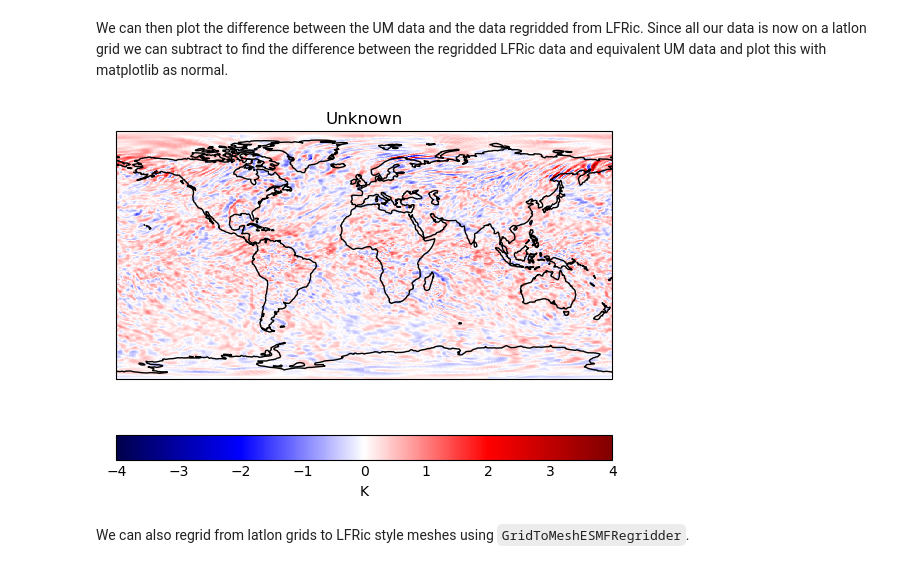
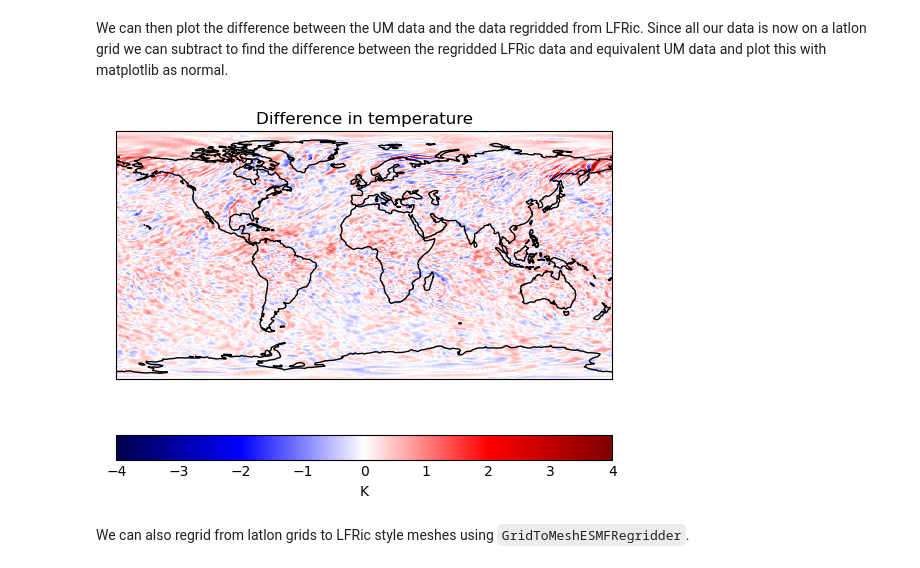
Before and after one commit to scitools-classroom/iris-mesh-tutorial, a Jupyter notebook: notebooks/Sec_05_Regridding.ipynb, the cells around one changed output. Drawn from its saved outputs; the diff is of its cells as text; code cells hidden in the pictures.

```diff
--- a/notebooks/Sec_05_Regridding.ipynb
+++ b/notebooks/Sec_05_Regridding.ipynb
@@ -114,8 +114,8 @@ mesh_temp
 # %%
 # Regrid the new mesh cube using the same regridder.
 # Note how the time coordinate is also transposed in the result.
-result_2 = regridder(mesh_temp)
-result_2
+regridded_temperature = regridder(mesh_temp)
+regridded_temperature
 # %% [output]
 | Air Temperature (K) | time | pressure | latitude | longitude |
 | Shape | 24 | 17 | 480 | 640 |
@@ -167,14 +167,15 @@ plt.show()
 # %% [markdown]
 We can then plot the difference between the UM data and the data regridded from LFRic. Since all our data is now on a latlon grid we can subtract to find the difference between the regridded LFRic data and equivalent UM data and plot this with matplotlib as normal.
 # %%
-temp_diff = result_2 - grid_temp
+temp_diff = regridded_temperature - grid_temp
+temp_diff.long_name = "Difference in temperature"
 
 # We choose a colormap that makes it clear where the differences are.
 iqplt.pcolormesh(temp_diff[0, 0], vmin=-4,vmax=4, cmap="seismic")
 plt.gca().coastlines()
 plt.show()
 # %% [output]
-[figure, old version]
+[figure, new version]
 # %% [markdown]
 We can also regrid from latlon grids to LFRic style meshes using `GridToMeshESMFRegridder`.
 # %%
```
Also changed, not shown: parts of 6 cells of this notebook, 1 other file.
